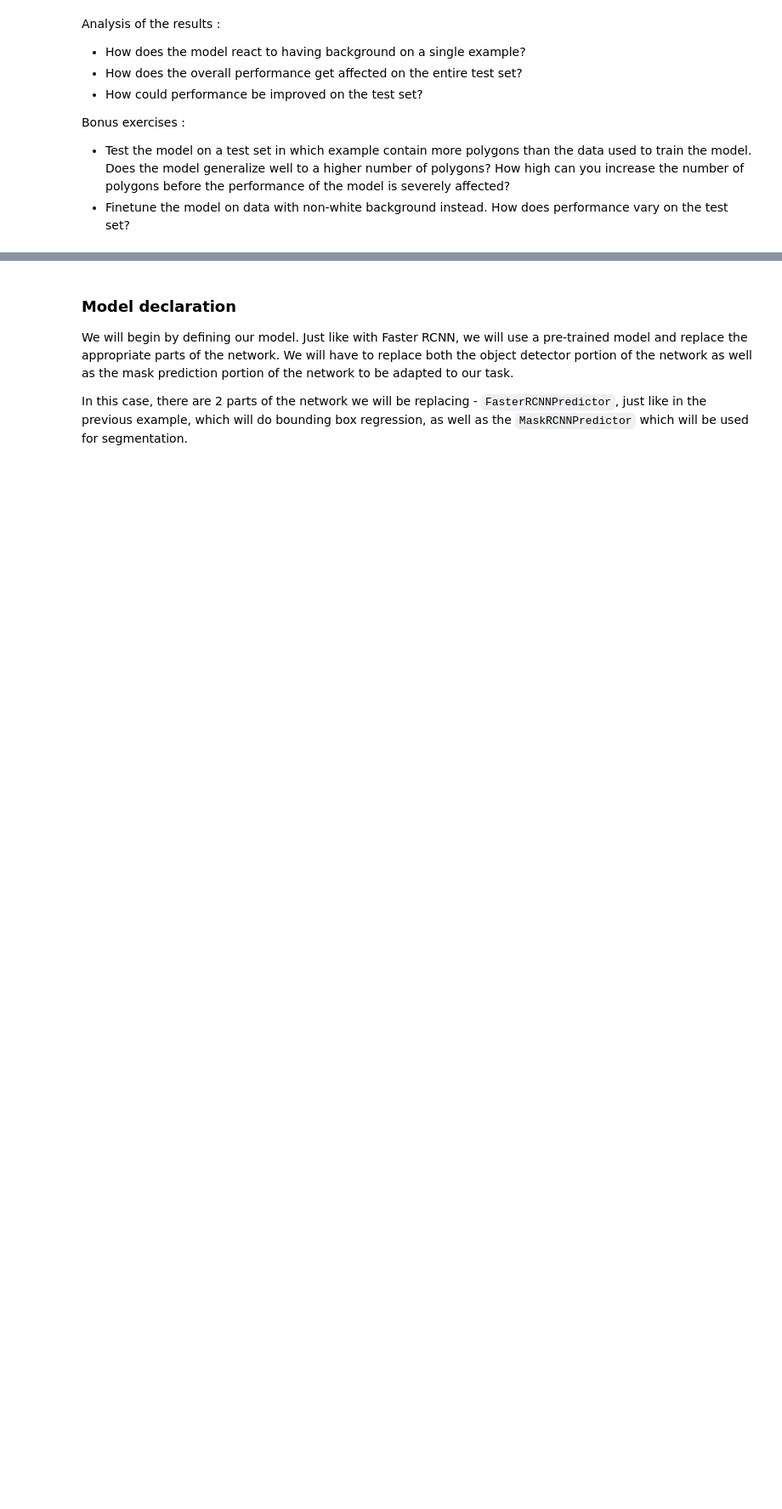
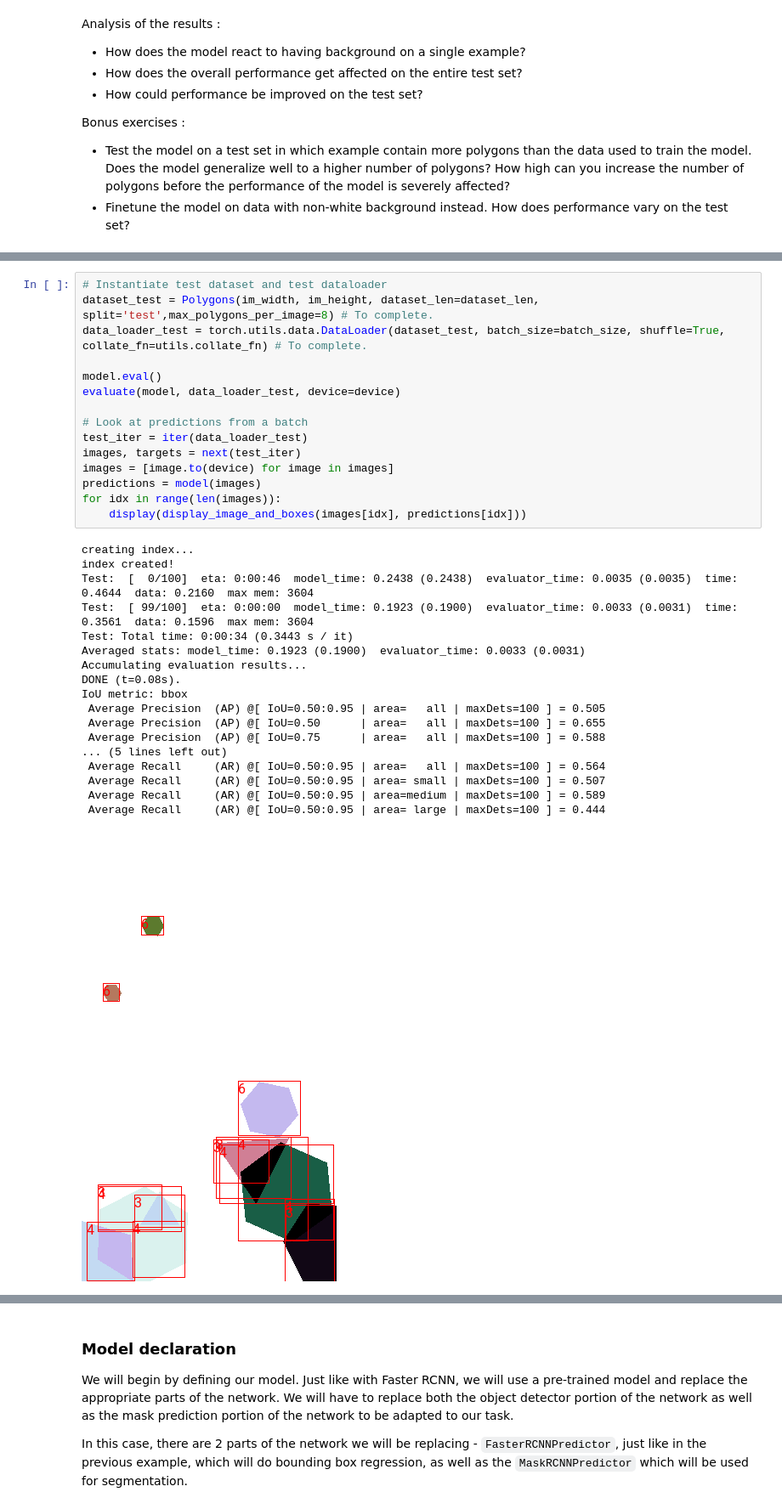
Before and after one commit to delemarchand2020/IVADO_MILA_DL, a Jupyter notebook: week3_CNN_denis_lemarchand.ipynb, the cells around one changed output, grey strips where cells are left out. Shown at 85% size. Cells and saved outputs as stored; diff of their text form; blank space fills up the shorter version.

```diff
--- a/week3_CNN_denis_lemarchand.ipynb
+++ b/week3_CNN_denis_lemarchand.ipynb
@@ -1762,3 +1918,38 @@ Bonus exercises :
+# %%
+# Instantiate test dataset and test dataloader
+dataset_test = Polygons(im_width, im_height, dataset_len=dataset_len, split='test',max_polygons_per_image=8) # To complete.
+data_loader_test = torch.utils.data.DataLoader(dataset_test, batch_size=batch_size, shuffle=True, collate_fn=utils.collate_fn) # To complete.
+
+model.eval()
+evaluate(model, data_loader_test, device=device)
+
+# Look at predictions from a batch
+test_iter = iter(data_loader_test)
+images, targets = next(test_iter)
+images = [image.to(device) for image in images]
+predictions = model(images)
+for idx in range(len(images)):
+    display(display_image_and_boxes(images[idx], predictions[idx]))
+# %% [output]
+creating index...
+index created!
+Test:  [  0/100]  eta: 0:00:46  model_time: 0.2438 (0.2438)  evaluator_time: 0.0035 (0.0035)  time: 0.4644  data: 0.2160  max mem: 3604
+Test:  [ 99/100]  eta: 0:00:00  model_time: 0.1923 (0.1900)  evaluator_time: 0.0033 (0.0031)  time: 0.3561  data: 0.1596  max mem: 3604
+Test: Total time: 0:00:34 (0.3443 s / it)
+Averaged stats: model_time: 0.1923 (0.1900)  evaluator_time: 0.0033 (0.0031)
+Accumulating evaluation results...
+DONE (t=0.08s).
+IoU metric: bbox
+ Average Precision  (AP) @[ IoU=0.50:0.95 | area=   all | maxDets=100 ] = 0.505
+ Average Precision  (AP) @[ IoU=0.50      | area=   all | maxDets=100 ] = 0.655
+ Average Precision  (AP) @[ IoU=0.75      | area=   all | maxDets=100 ] = 0.588
+... (5 lines left out)
+ Average Recall     (AR) @[ IoU=0.50:0.95 | area=   all | maxDets=100 ] = 0.564
+ Average Recall     (AR) @[ IoU=0.50:0.95 | area= small | maxDets=100 ] = 0.507
+ Average Recall     (AR) @[ IoU=0.50:0.95 | area=medium | maxDets=100 ] = 0.589
+ Average Recall     (AR) @[ IoU=0.50:0.95 | area= large | maxDets=100 ] = 0.444
+[figure, added]
+[figure, added]
 # %% [markdown]
 ## Instance Segmentation
 
```
Also changed, not shown: parts of 17 cells of this notebook.
